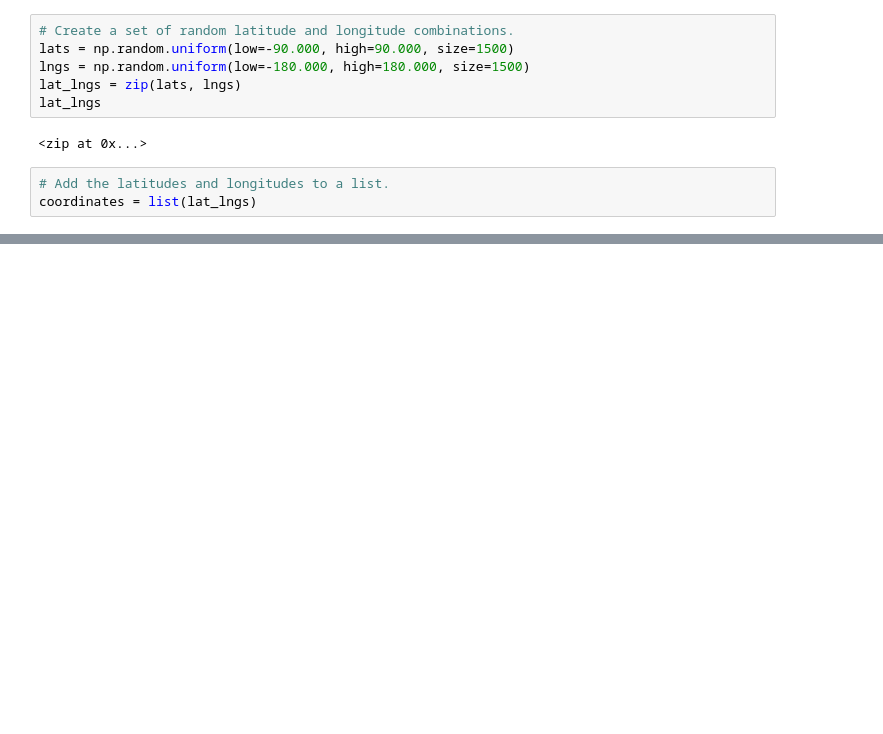
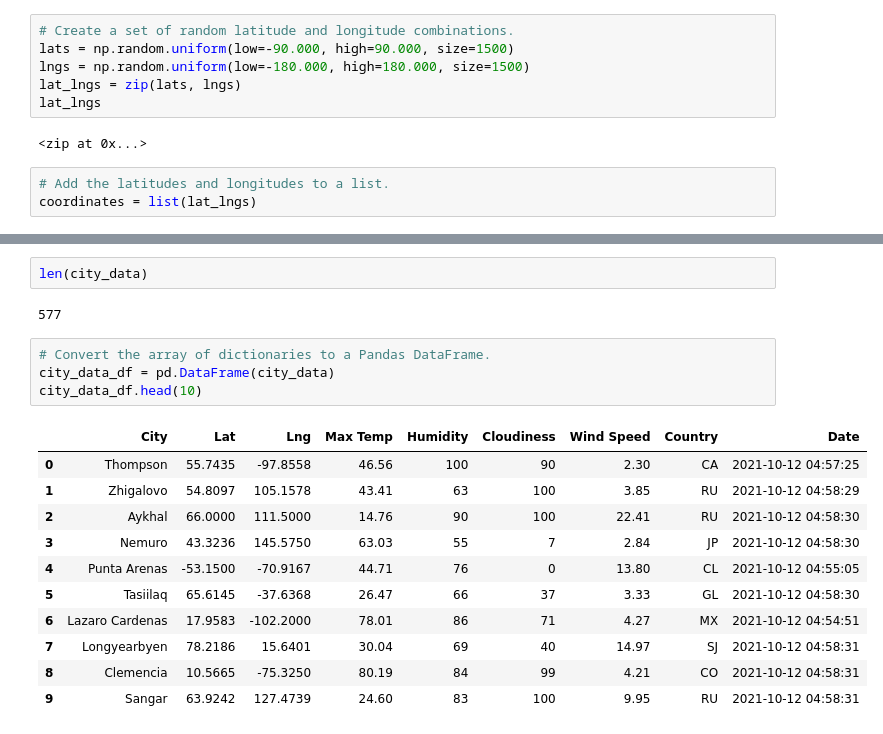
Before and after one commit to adammagyar87/World_Weather_Analysis, a Jupyter notebook: WeatherPy.ipynb, the cells around one changed output, grey strips where cells are left out. Saved outputs shown, nothing was run; the diff lists cells and outputs as text; blank space fills up the shorter version.

```diff
--- a/WeatherPy.ipynb
+++ b/WeatherPy.ipynb
@@ -31,0 +125,20 @@ len(cities)
+# %%
+len(city_data)
+# %% [output]
+577
+# %%
+# Convert the array of dictionaries to a Pandas DataFrame.
+city_data_df = pd.DataFrame(city_data)
+city_data_df.head(10)
+# %% [output]
+|  | City | Lat | Lng | Max Temp | Humidity | Cloudiness | Wind Speed | Country | Date |
+| 0 | Thompson | 55.7435 | -97.8558 | 46.56 | 100 | 90 | 2.30 | CA | 2021-10-12 04:57:25 |
+| 1 | Zhigalovo | 54.8097 | 105.1578 | 43.41 | 63 | 100 | 3.85 | RU | 2021-10-12 04:58:29 |
+| 2 | Aykhal | 66.0000 | 111.5000 | 14.76 | 90 | 100 | 22.41 | RU | 2021-10-12 04:58:30 |
+| 3 | Nemuro | 43.3236 | 145.5750 | 63.03 | 55 | 7 | 2.84 | JP | 2021-10-12 04:58:30 |
+| 4 | Punta Arenas | -53.1500 | -70.9167 | 44.71 | 76 | 0 | 13.80 | CL | 2021-10-12 04:55:05 |
+| 5 | Tasiilaq | 65.6145 | -37.6368 | 26.47 | 66 | 37 | 3.33 | GL | 2021-10-12 04:58:30 |
+| 6 | Lazaro Cardenas | 17.9583 | -102.2000 | 78.01 | 86 | 71 | 4.27 | MX | 2021-10-12 04:54:51 |
+| 7 | Longyearbyen | 78.2186 | 15.6401 | 30.04 | 69 | 40 | 14.97 | SJ | 2021-10-12 04:58:31 |
+| 8 | Clemencia | 10.5665 | -75.3250 | 80.19 | 84 | 99 | 4.21 | CO | 2021-10-12 04:58:31 |
+| 9 | Sangar | 63.9242 | 127.4739 | 24.60 | 83 | 100 | 9.95 | RU | 2021-10-12 04:58:31 |
```
Also changed, not shown: parts of 7 cells of this notebook, 3 other files.
